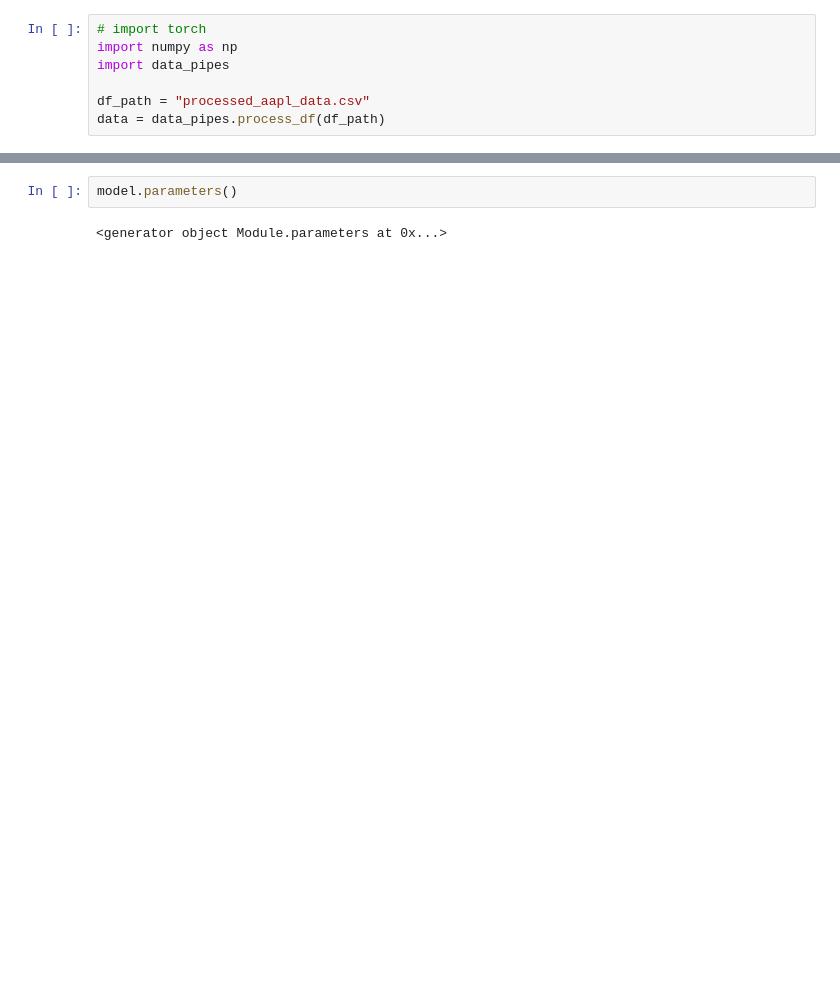
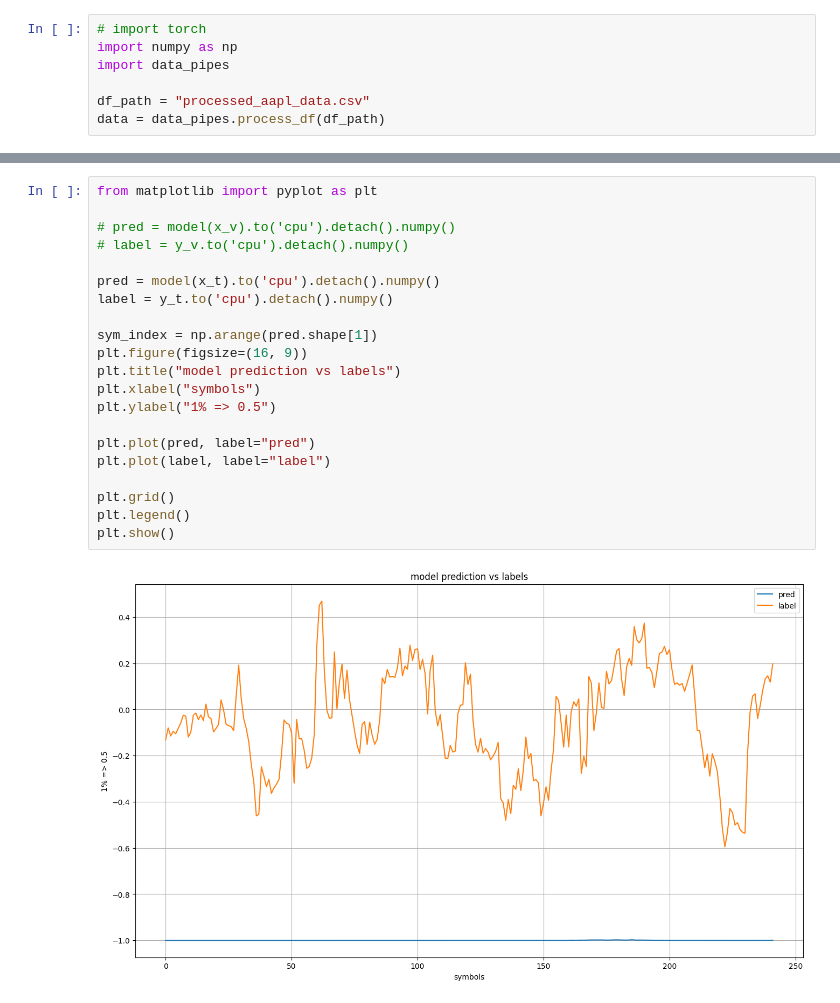
Before and after one commit to kivilhan/algo_trading, a Jupyter notebook: georgia_DQN/scratch2.ipynb, the cells around one changed output, grey strips where cells are left out. Cells and saved outputs as stored; diff of their text form; blank space fills up the shorter version.

```diff
--- a/georgia_DQN/scratch2.ipynb
+++ b/georgia_DQN/scratch2.ipynb
@@ -143,4 +131,23 @@ KeyboardInterrupt:
-# %%
-model.parameters()
-# %% [output]
-<generator object Module.parameters at 0x...>
+# %%
+from matplotlib import pyplot as plt
+
+# pred = model(x_v).to('cpu').detach().numpy()
+# label = y_v.to('cpu').detach().numpy()
+
+pred = model(x_t).to('cpu').detach().numpy()
+label = y_t.to('cpu').detach().numpy()
+
+sym_index = np.arange(pred.shape[1])
+plt.figure(figsize=(16, 9))
+plt.title("model prediction vs labels")
+plt.xlabel("symbols")
+plt.ylabel("1% => 0.5")
+
+plt.plot(pred, label="pred")
+plt.plot(label, label="label")
+
+plt.grid()
+plt.legend()
+plt.show()
+# %% [output]
+[figure, added]
```
Also changed, not shown: parts of 3 cells of this notebook, 4 other files.
